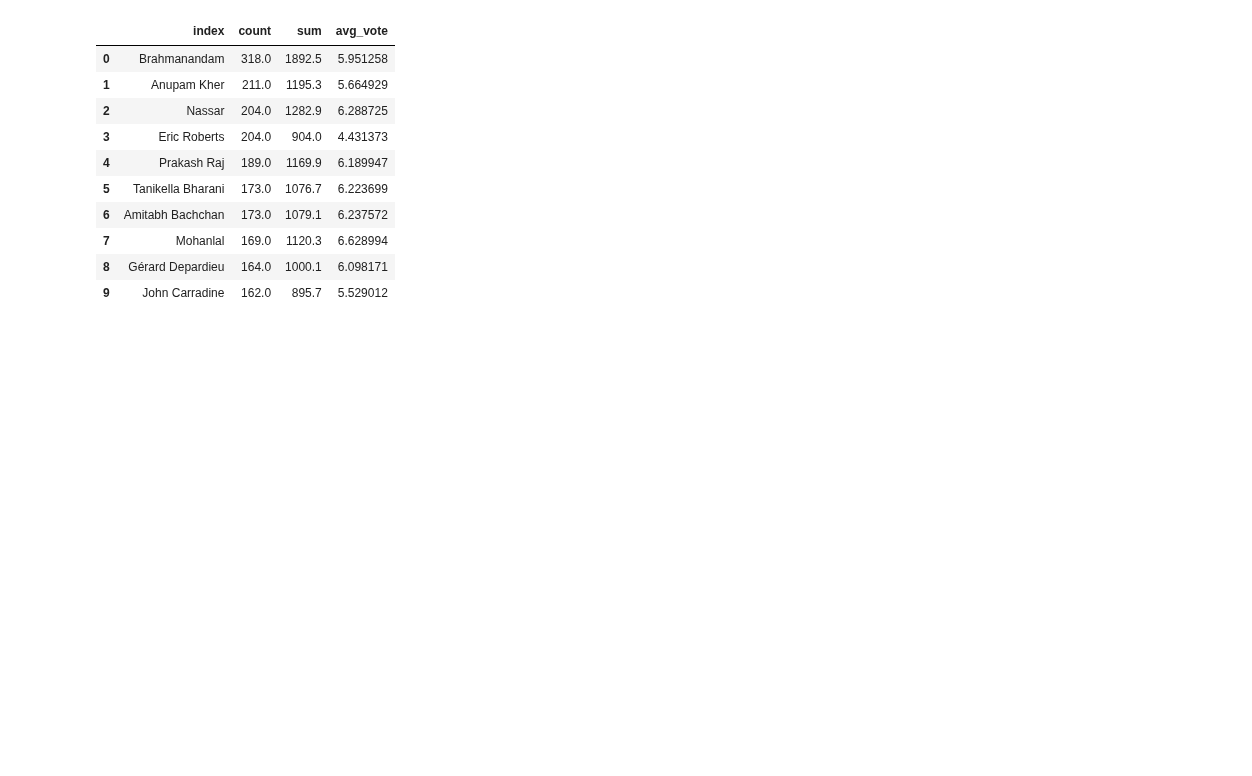
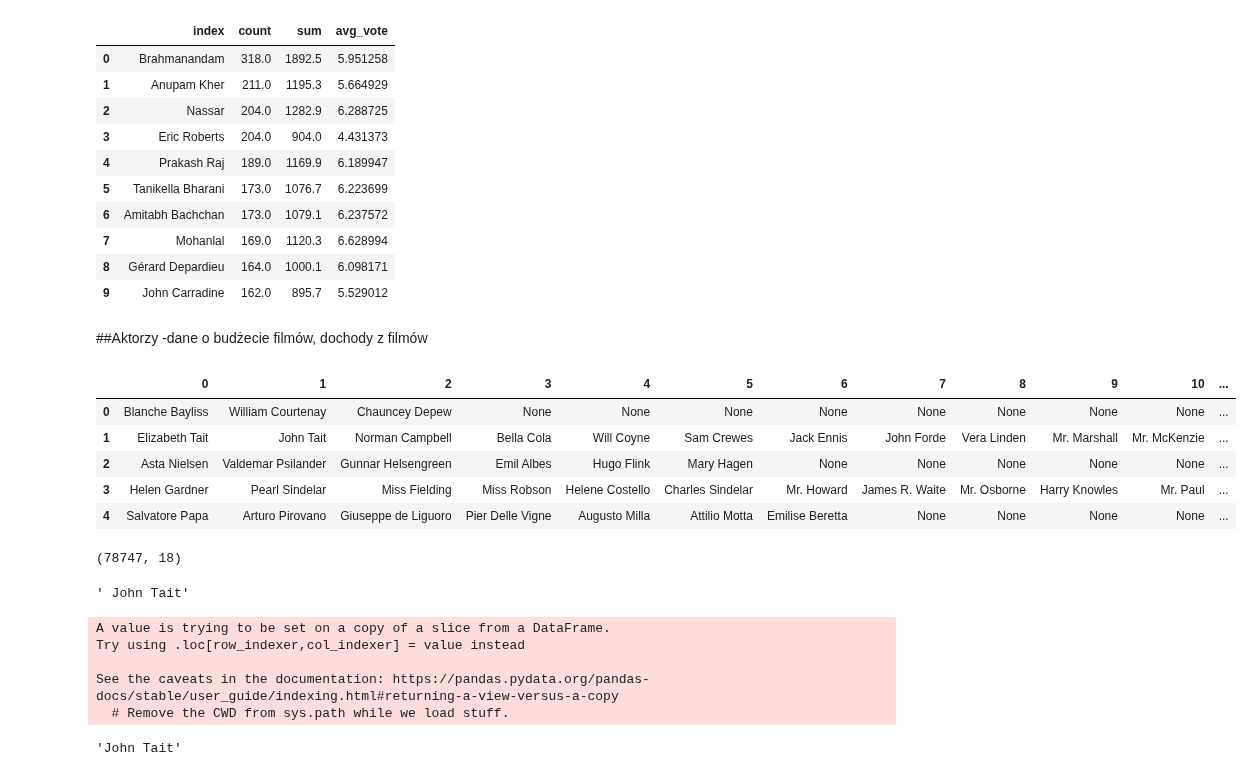
Before and after one commit to KatBotkowska/CodersCrew, a Jupyter notebook: Netflix_data.ipynb, the cells around one changed output. Drawn from its saved outputs; the diff is of its cells as text; code cells hidden in the pictures; blank space fills up the shorter version.

Commit message:
actors - films budget

```diff
--- a/Netflix_data.ipynb
+++ b/Netflix_data.ipynb
@@ -1171,3 +1114,48 @@ actors_all.sort_values(by='count', ascending=False).reset_index().head(10)
 | 7 | Mohanlal | 169.0 | 1120.3 | 6.628994 |
 | 8 | Gérard Depardieu | 164.0 | 1000.1 | 6.098171 |
 | 9 | John Carradine | 162.0 | 895.7 | 5.529012 |
+# %% [markdown]
+##Aktorzy -dane o budżecie filmów, dochody z filmów
+# %%
+imdb_movies_actors_budget = imdb_movies.actors.str.split(pat=',', expand=True)
+imdb_movies_actors_budget['budget'] = imdb_movies['budget']
+imdb_movies_actors_budget['currency_for_budget']=imdb_movies['currency_for_budget']
+#nowa df z danymi gdzie budget w dolarach
+imdb_movies_actors_budget_USD = imdb_movies_actors_budget[imdb_movies_actors_budget['currency_for_budget']=='$']
+imdb_movies_actors_budget_USD.head()
+# %% [output]
+|  | 0 | 1 | 2 | 3 | 4 | 5 | 6 | 7 | 8 | 9 | 10 | ... |
+| 0 | Blanche Bayliss | William Courtenay | Chauncey Depew | None | None | None | None | None | None | None | None | ... |
+| 1 | Elizabeth Tait | John Tait | Norman Campbell | Bella Cola | Will Coyne | Sam Crewes | Jack Ennis | John Forde | Vera Linden | Mr. Marshall | Mr. McKenzie | ... |
+| 2 | Asta Nielsen | Valdemar Psilander | Gunnar Helsengreen | Emil Albes | Hugo Flink | Mary Hagen | None | None | None | None | None | ... |
+| 3 | Helen Gardner | Pearl Sindelar | Miss Fielding | Miss Robson | Helene Costello | Charles Sindelar | Mr. Howard | James R. Waite | Mr. Osborne | Harry Knowles | Mr. Paul | ... |
+| 4 | Salvatore Papa | Arturo Pirovano | Giuseppe de Liguoro | Pier Delle Vigne | Augusto Milla | Attilio Motta | Emilise Beretta | None | None | None | None | ... |
+# %%
+imdb_movies_actors_budget_USD.shape
+# %% [output]
+(78747, 18)
+# %%
+imdb_movies_actors_budget_USD[1][1] # ta spacja przed imieniem zniszczyła mi piątkowy wieczór
+# %% [output]
+' John Tait'
+# %%
+# tu usuwam spacje przed imionami we wszytskich kolumnach
+
+def remove_white_space_before(x):
+  if isinstance(x, str):
+    if x[0] == ' ':
+      x = x[1:]
+  return x
+
+for i in range(0,16):
+  imdb_movies_actors_budget_USD[i] = imdb_movies_actors_budget_USD[i].apply(remove_white_space_before)
+# %% [output]
+A value is trying to be set on a copy of a slice from a DataFrame.
+Try using .loc[row_indexer,col_indexer] = value instead
+
+See the caveats in the documentation: https://pandas.pydata.org/pandas-docs/stable/user_guide/indexing.html#returning-a-view-versus-a-copy
+  # Remove the CWD from sys.path while we load stuff.
+# %%
+imdb_movies_actors_budget_USD[1][1] # i działa <3
+# %% [output]
+'John Tait'
```
Also changed, not shown: parts of 29 cells of this notebook.
